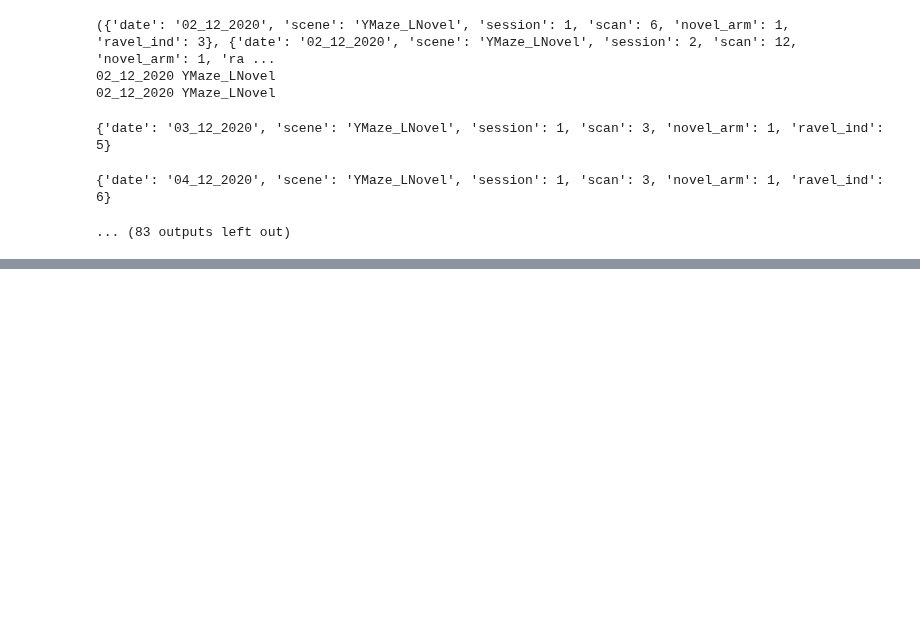
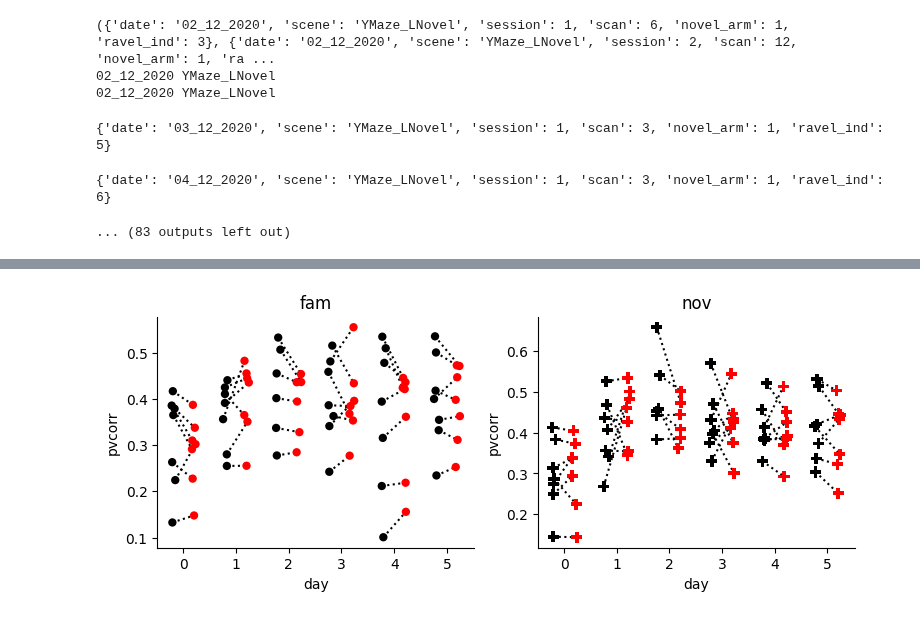
Before and after one commit to GiocomoLab/STX3KO_analyses, a Jupyter notebook: notebooks/supp_figs/fig_s5_placecellstats/pv_corr.ipynb, the cells around one changed output, grey strips where cells are left out. Cells and saved outputs as stored; diff of their text form; code cells hidden in the pictures; blank space fills up the shorter version.

```diff
--- a/notebooks/supp_figs/fig_s5_placecellstats/pv_corr.ipynb
+++ b/notebooks/supp_figs/fig_s5_placecellstats/pv_corr.ipynb
@@ -138,8 +135,8 @@ for cond, mice in zip(('ctrl','ko'), (ctrl_mice, ko_mice)):
             fam_mask = sess.trial_info['LR']!=sess.novel_arm
             nov_mask = sess.trial_info['LR']==sess.novel_arm
 
-            fam_mat = np.nanmean(sess.trial_matrices['F_dff'][fam_mask,:,:], axis=0)
-            nov_mat = np.nanmean(sess.trial_matrices['F_dff'][nov_mask, :, :], axis=0)
+            fam_mat = np.nanmean(sess.trial_matrices['F_dff'][fam_mask,10:,:], axis=0)
+            nov_mat = np.nanmean(sess.trial_matrices['F_dff'][nov_mask, 10:, :], axis=0)
 
             fam_mat[np.isnan(fam_mat)]=0
             nov_mat[np.isnan(nov_mat)]=0
@@ -152,7 +149,6 @@ for cond, mice in zip(('ctrl','ko'), (ctrl_mice, ko_mice)):
                 'cond': cond,
                 'mouse': mouse,
                 'day': day,
-                'nov': ttype,
                 'pvcorr': corr_mat.mean(),
             })
 df = pd.DataFrame(rows)
@@ -162,0 +283,36 @@ df = pd.DataFrame(rows)
+# %%
+fig, ax = plt.subplots(1,2, figsize=[9,3])
+
+for i, ttype in enumerate(('fam', 'nov')):
+    tmp_df = df.loc[df['ttype']==ttype]
+    if ttype == 'fam':
+        marker='.'
+        s=12
+    else:
+        marker='P'
+        s=8
+    sns.stripplot(
+        data=tmp_df,
+        x='day',
+        y='pvcorr',
+        hue='chan',
+        dodge=True,
+        ax=ax[i],
+        palette=['black','red'],
+        hue_order=['channel_1','channel_0'],
+        alpha=1., legend=False, marker=marker, s=s,
+    )
+
+
+    ax[i].set_title(ttype)
+    for d in range(0,12,2):
+        for (x0, y0), (x1, y1) in zip(ax[i].collections[d].get_offsets(), ax[i].collections[d+1].get_offsets()):
+            ax[i].plot([x0, x1], [y0, y1], color='black', ls=':', zorder=0)
+
+for a in ax.flatten():
+    a.spines['top'].set_visible(False)
+    a.spines['right'].set_visible(False)
+
+fig.savefig(figdir / "sparse_pvcorr_v_days.pdf")
+# %% [output]
+[figure, added]
```
Also changed, not shown: parts of 8 cells of this notebook.
